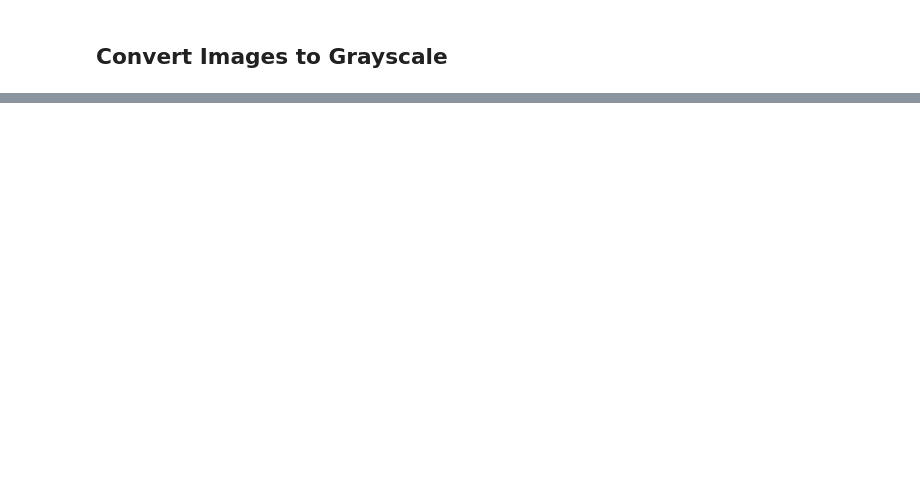
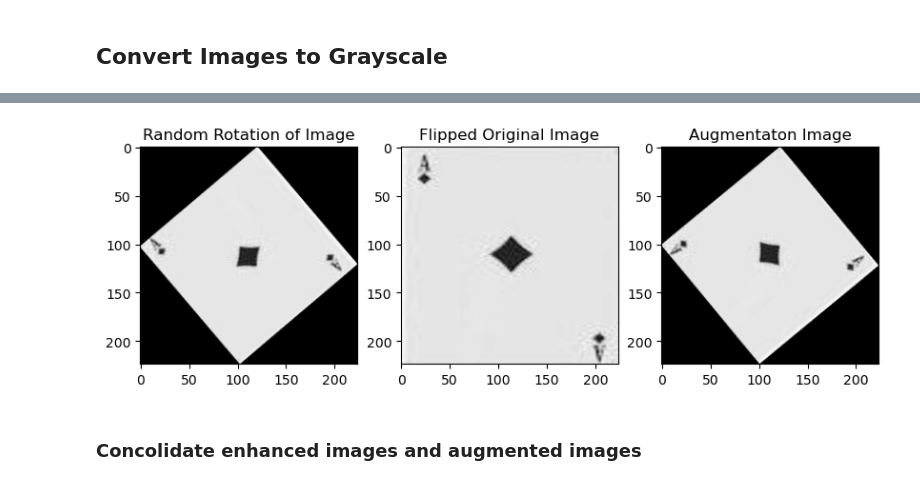
Before and after one commit to DianaLNguyen/ucb_mids_w281_project, a Jupyter notebook: pre_process_images.ipynb, the cells around one changed output, grey strips where cells are left out. Cells and saved outputs as stored; diff of their text form; code cells hidden in the pictures; blank space fills up the shorter version.

```diff
--- a/pre_process_images.ipynb
+++ b/pre_process_images.ipynb
@@ -34,3 +45,6 @@ path_df.head()
 | 2 | 0 | train/ace of clubs/003.jpg | ace of clubs | ace | train |
 | 3 | 0 | train/ace of clubs/004.jpg | ace of clubs | ace | train |
 | 4 | 0 | train/ace of clubs/005.jpg | ace of clubs | ace | train |
+# %%
+path_df['suit'] = path_df['labels'].str.split().str[-1]
+print(path_df['suit'].unique())
@@ -243,6 +101,0 @@ Sharpened Blur Score:  92.19376277635615
-# %%
-# Normalization
-
-def normalize_img(img):
-    normalized = (img - np.min(img))/(np.max(img) - np.min(img))
-    return normalized
@@ -497,0 +273,25 @@ print(corners)
+# %%
+#Displaying of Augmented Images
+rotated_img = random_rotation(normalize_img(gray_img)) #random rotation
+
+flipped_original_image = random_flip(normalize_img(gray_img)) #flipping the original image
+
+augmentated_image = data_augmentation(normalize_img(gray_img)) #data augmentation funtion
+
+#plotting the flipped and rotated images
+fig, axes = plt.subplots(1,3, figsize = (10,10))
+
+axes[0].imshow(rotated_img, cmap = 'gray')
+axes[0].set_title('Random Rotation of Image')
+
+axes[1].imshow(flipped_original_image, cmap = 'gray')
+axes[1].set_title('Flipped Original Image')
+
+axes[2].imshow(augmentated_image, cmap = 'gray')
+axes[2].set_title('Augmentaton Image')
+
+plt.show()
+# %% [output]
+[figure, added]
+# %% [markdown]
+### Concolidate enhanced images and augmented images
```
Also changed, not shown: parts of 44 cells of this notebook.
